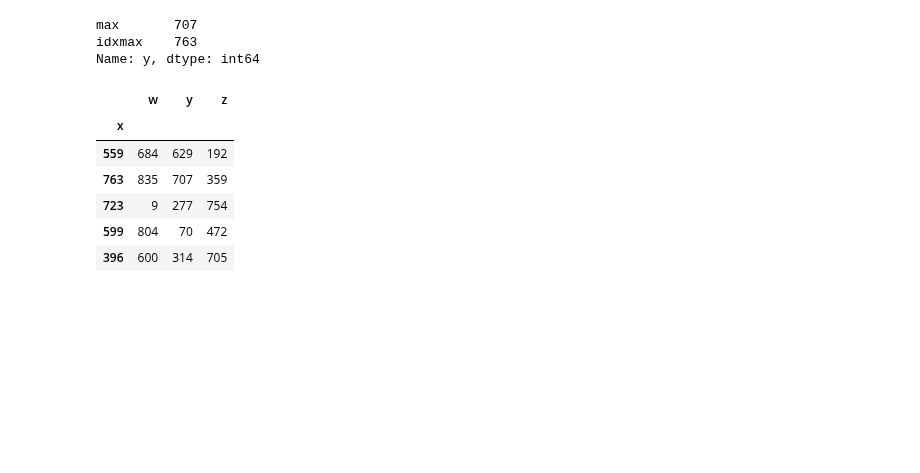
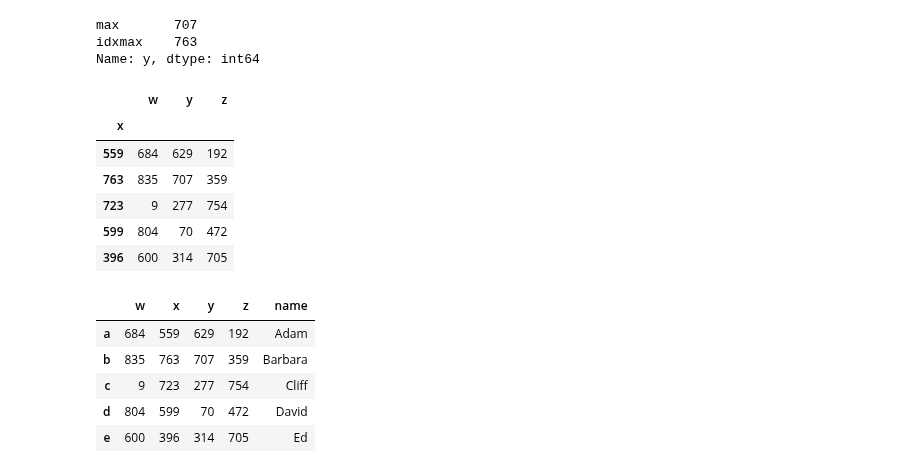
Before and after one commit to reuven/Apple-2025-autumn-Python, a Jupyter notebook: 2025-11November-11.ipynb, the cells around one changed output. Saved outputs shown, nothing was run; the diff lists cells and outputs as text; code cells hidden in the pictures; blank space fills up the shorter version.

```diff
--- a/2025-11November-11.ipynb
+++ b/2025-11November-11.ipynb
@@ -729,4 +729,14 @@ df.set_index('x')
 | 723 | 9 | 277 | 754 |
 | 599 | 804 | 70 | 472 |
 | 396 | 600 | 314 | 705 |
+# %%
+df['name'] = 'Adam Barbara Cliff David Ed'.split()
+df
+# %% [output]
+|  | w | x | y | z | name |
+| a | 684 | 559 | 629 | 192 | Adam |
+| b | 835 | 763 | 707 | 359 | Barbara |
+| c | 9 | 723 | 277 | 754 | Cliff |
+| d | 804 | 599 | 70 | 472 | David |
+| e | 600 | 396 | 314 | 705 | Ed |
 # %%
```
Also changed, not shown: parts of 2 cells of this notebook, 1 other file.
